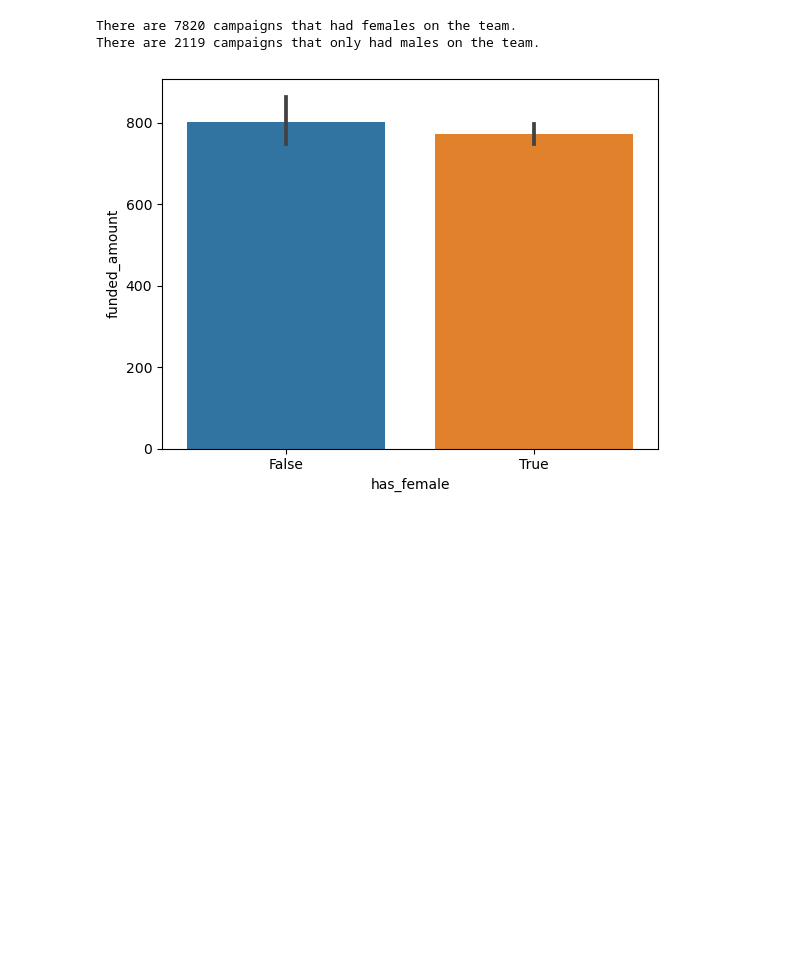
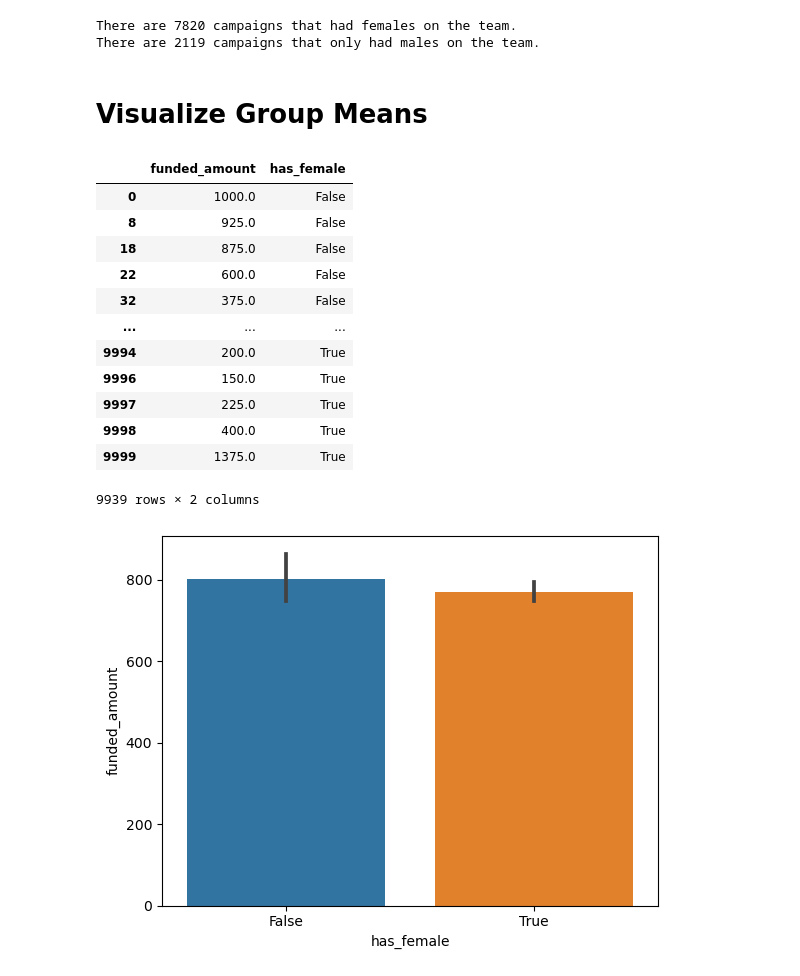
Before and after one commit to BrianArradondo/DS_Class_Assignments, a Jupyter notebook: Draft .ipynb, the cells around one changed output. Cells and saved outputs as stored; diff of their text form; code cells hidden in the pictures; blank space fills up the shorter version.

```diff
--- a/Draft .ipynb
+++ b/Draft .ipynb
@@ -336,6 +338,25 @@ print(f'There are {len(male_df)} campaigns that only had males on the team.')
 # %% [output]
 There are 7820 campaigns that had females on the team.
 There are 2119 campaigns that only had males on the team.
+# %% [markdown]
+# Visualize Group Means
+# %%
+plot_df = pd.concat((male_df, female_df), axis=0)
+plot_df
+# %% [output]
+|  | funded_amount | has_female |
+| 0 | 1000.0 | False |
+| 8 | 925.0 | False |
+| 18 | 875.0 | False |
+| 22 | 600.0 | False |
+| 32 | 375.0 | False |
+| ... | ... | ... |
+| 9994 | 200.0 | True |
+| 9996 | 150.0 | True |
+| 9997 | 225.0 | True |
+| 9998 | 400.0 | True |
+| 9999 | 1375.0 | True |
+9939 rows × 2 columns
 # %%
 # Visualizing means. ci =68 makes eaiser to compare error bars
 ax = sns.barplot(data=df, x="has_female", y="funded_amount", ci = 95)
```
Also changed, not shown: parts of 15 cells of this notebook.
